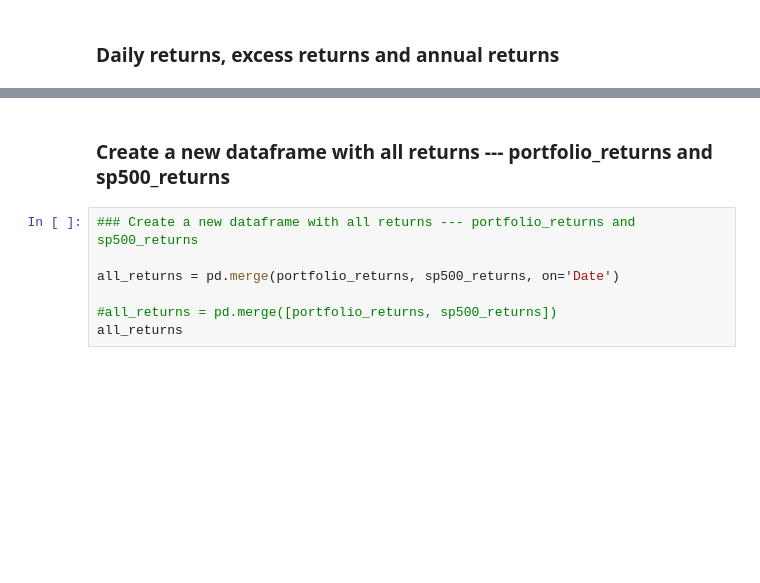
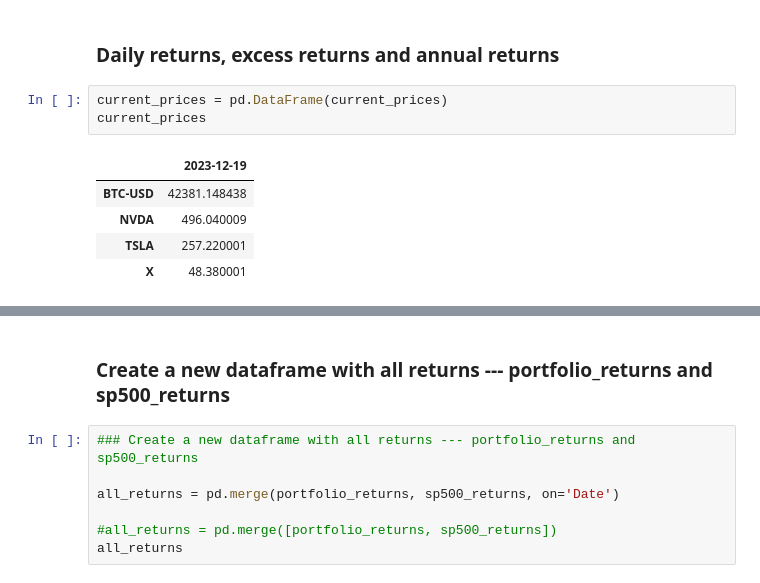
Before and after one commit to kerimux/InvestInspect, a Jupyter notebook: jahun_draft.ipynb, the cells around one changed output, grey strips where cells are left out. Drawn from its saved outputs; the diff is of its cells as text; blank space fills up the shorter version.

```diff
--- a/jahun_draft.ipynb
+++ b/jahun_draft.ipynb
@@ -136,2 +163,11 @@ cumulative_spy500_returns.plot(ax=ax, label='SP500', legend=True)
 # %% [markdown]
 ### Daily returns, excess returns and annual returns
+# %%
+current_prices = pd.DataFrame(current_prices)
+current_prices
+# %% [output]
+|  | 2023-12-19 |
+| BTC-USD | 42381.148438 |
+| NVDA | 496.040009 |
+| TSLA | 257.220001 |
+| X | 48.380001 |
```
Also changed, not shown: parts of 30 cells of this notebook, 2 other files.
